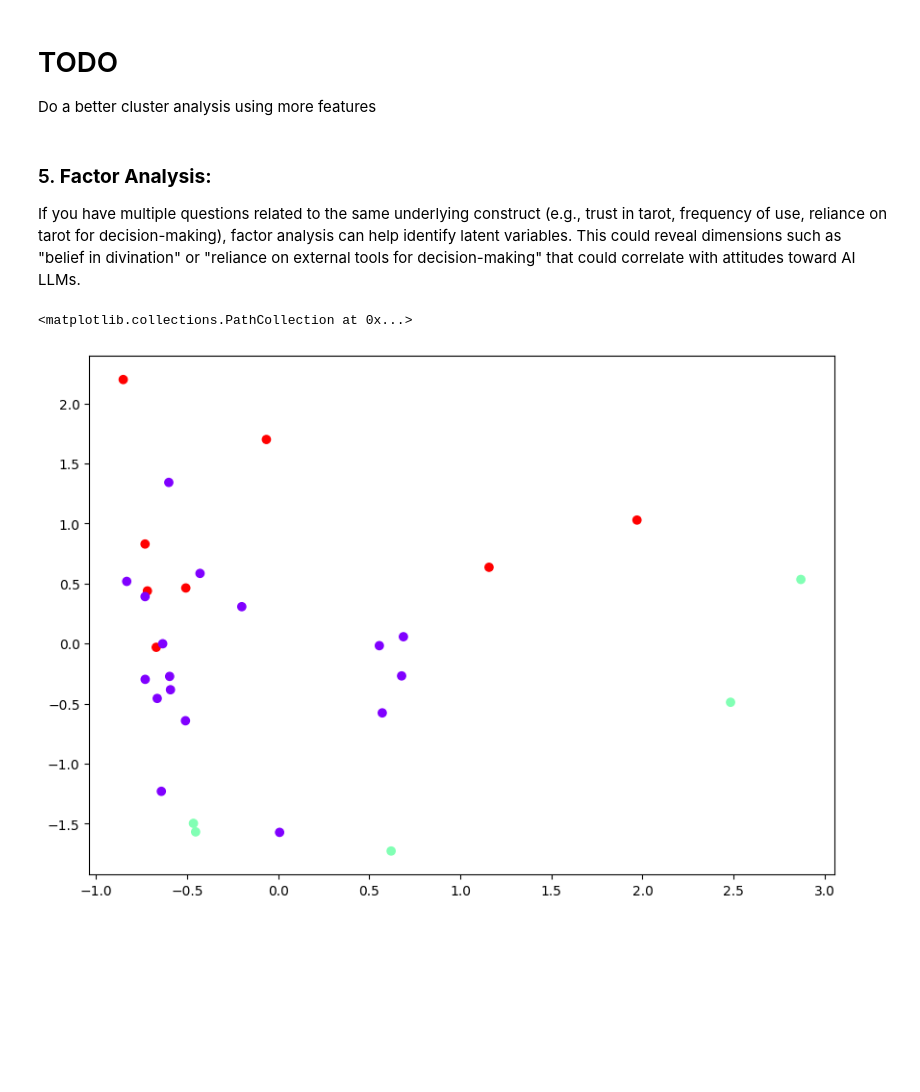
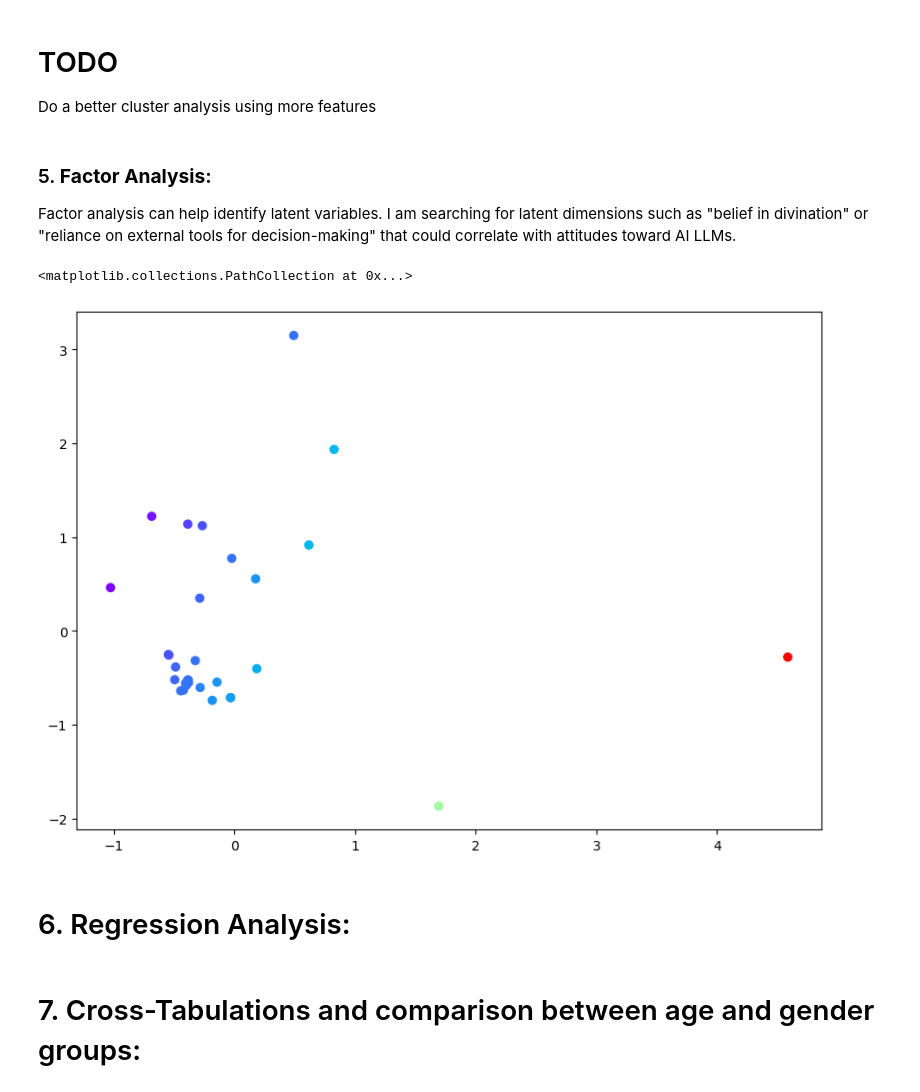
Before and after one commit to josura/tarots-and-AI, a Jupyter notebook: surveys-analysis.ipynb, the cells around one changed output. Cells and saved outputs as stored; diff of their text form; code cells hidden in the pictures; blank space fills up the shorter version.

```diff
--- a/surveys-analysis.ipynb
+++ b/surveys-analysis.ipynb
@@ -179,16 +204,21 @@ Do a better cluster analysis using more features
 # %% [markdown]
 
 ### 5. **Factor Analysis:**
-   If you have multiple questions related to the same underlying construct (e.g., trust in tarot, frequency of use, reliance on tarot for decision-making), factor analysis can help identify latent variables. This could reveal dimensions such as "belief in divination" or "reliance on external tools for decision-making" that could correlate with attitudes toward AI LLMs.
+Factor analysis can help identify latent variables. I am searching for latent dimensions such as "belief in divination" or "reliance on external tools for decision-making" that could correlate with attitudes toward AI LLMs.
 # %%
 from sklearn.decomposition import FactorAnalysis
 
 fa = FactorAnalysis(n_components=2)
 fa.fit(real_data)
 real_data_transformed = fa.transform(real_data)
-
-plt.figure(figsize=(10, 7))
-plt.scatter(real_data_transformed[:,0], real_data_transformed[:,1], c=cluster.labels_, cmap='rainbow')
-# %% [output]
-<matplotlib.collections.PathCollection at 0x...>
-[figure, removed]
+# %%
+
+plt.figure(figsize=(10, 7))
+plt.scatter(real_data_transformed[:,0], real_data_transformed[:,1], c=real_data['age'], cmap='rainbow')
+# %% [output]
+<matplotlib.collections.PathCollection at 0x...>
+[figure, added]
+# %% [markdown]
+# 6. Regression Analysis:
+# %% [markdown]
+# 7. Cross-Tabulations and comparison between age and gender groups:
```
Also changed, not shown: parts of 7 cells of this notebook.
